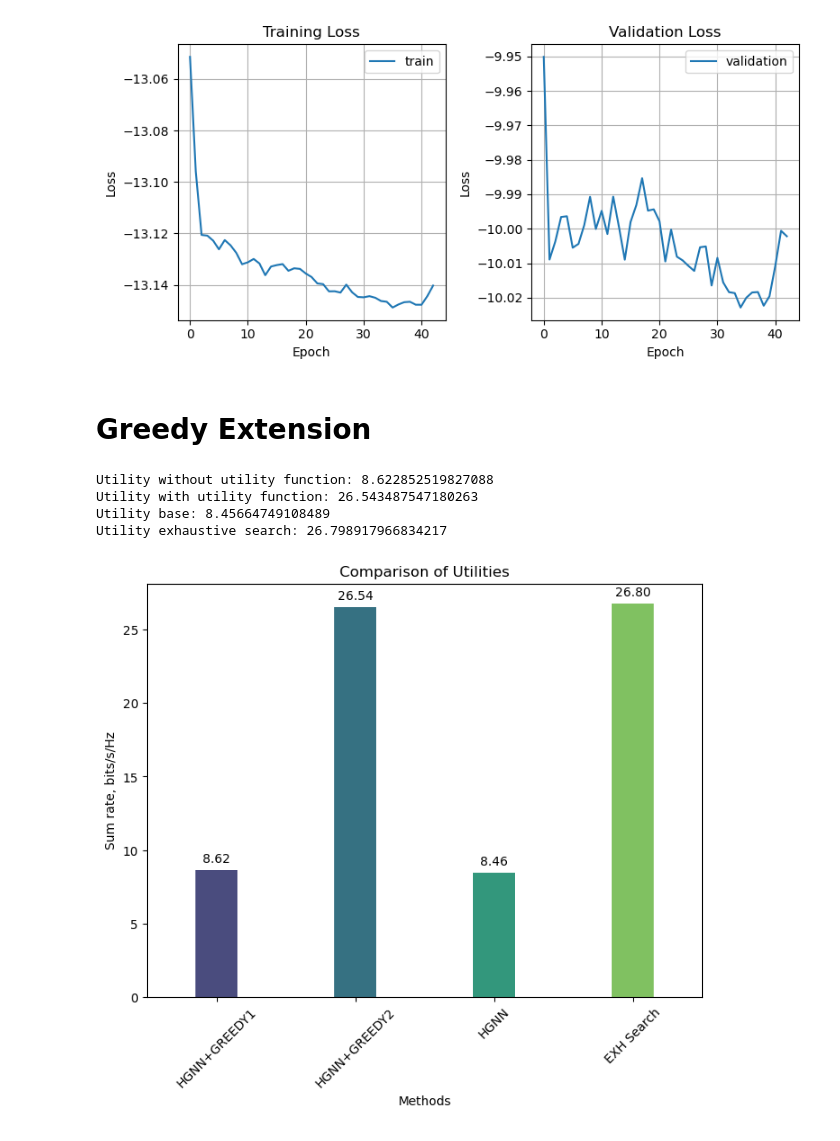
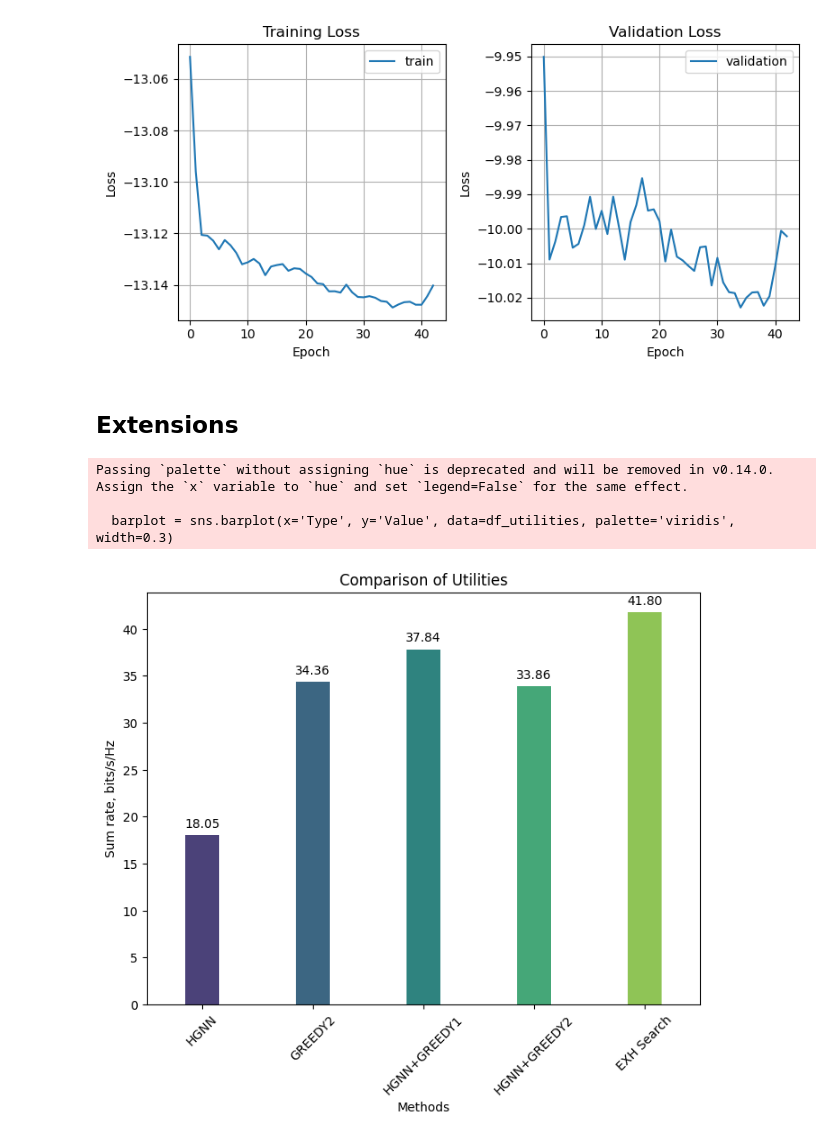
Before and after one commit to RostyslavUA/hyp-sched, a Jupyter notebook: playground.ipynb, the cells around one changed output. Drawn from its saved outputs; the diff is of its cells as text; code cells hidden in the pictures.

```diff
--- a/playground.ipynb
+++ b/playground.ipynb
@@ -271,9 +277,16 @@ def HGNN(X, Dv_inv, De_inv, H, W, theta, batch_norm=False):
     return X3
 # %% [markdown]
 # Training
+# %%
+bn1 = nn.BatchNorm1d(15, momentum=0.05, dtype=torch.float64).to(device)  # dims match those of HGNN
+bn2 = nn.BatchNorm1d(15, momentum=0.05, dtype=torch.float64).to(device)
+bn = [bn1, bn2]
 # %%
 theta_HGNN = get_learnable_parameters(V_H, device)
-optimizer = torch.optim.Adam(theta_HGNN, lr=0.01)
+gammas_list = [list(b.parameters()) for b in bn]
+gammas_learnable = [q for p in gammas_list for q in p]
+learnable_params = [nn.Parameter(theta) for theta in theta_HGNN] + gammas_learnable
+optimizer = torch.optim.Adam(learnable_params, lr=0.01)
 # optimizer = torch.optim.SGD(theta_HGNN, lr=0.01)
 
 loss_fn = CustomLossBatch()
@@ -415,0 +491,18 @@ KeyboardInterrupt:
+# %%
+utility_test_w_utility = []
+for (X, Dv_inv, De_inv, H, W) in test_loader:
+    X, H, W = X.to(device), H.to(device), W.to(device)
+    Dv_inv, De_inv = Dv_inv.to(device), De_inv.to(device)
+    z = HGNN(X, Dv_inv, De_inv, H, W, theta_HGNN, bn)
+    # Linsat
+    z = z * beta
+    RHS_const = H.transpose(2, 1).sum(dim=2) - 1
+    LHS_const = H.transpose(2, 1)
+    z = linsat_layer_modified(z.float(), A=LHS_const.float(), b=RHS_const.float(), tau=tau, max_iter=max_iter, dummy_val=0, no_warning=False, grouped=False).double()
+    z = z / beta
+    # w utility
+    zw = gready_scheduler(z.to('cpu'), X.to('cpu').transpose(2, 1), H.to('cpu').transpose(2, 1), N, True)
+    utility_w = utility_fn(zw, X.to('cpu'), N)
+    utility_test_w_utility.append(utility_w.item())
+utility_test_w_mean = np.sum(utility_test_w_utility)/test_samples
+print(f"Utility with utility function: {utility_test_w_mean}")
@@ -415,0 +511,12 @@ KeyboardInterrupt:
+# %%
+utility_test_greedy = []
+for (X, Dv_inv, De_inv, H, W) in test_loader:
+    X, H, W = X.to(device), H.to(device), W.to(device)
+    Dv_inv, De_inv = Dv_inv.to(device), De_inv.to(device)
+    z = torch.ones([X.shape[0], V_H])
+    # w utility
+    zw = gready_scheduler(z.to('cpu'), X.to('cpu').transpose(2, 1), H.to('cpu').transpose(2, 1), N, True)
+    utility_w = utility_fn(zw, X.to('cpu'), N)
+    utility_test_greedy.append(utility_w.item())
+utility_test_greedy_mean = np.sum(utility_test_greedy)/test_samples
+print(f"Utility greedy only: {utility_test_greedy_mean}")
@@ -450,5 +610,3 @@ plt.tight_layout()
 plt.show()
 # %% [output]
 [figure]
-# %% [markdown]
-# Greedy Extension
@@ -510,13 +613,5 @@ exhaustive_utility_mean = np.sum(exhaustive_utility)/(len(test_loader)*batch_siz
-# %%
-print(f"Utility without utility function: {utility_test_wo_mean}")
-print(f"Utility with utility function: {utility_test_w_mean}")
-print(f"Utility base: {utility_base}")
-print(f"Utility exhaustive search: {exhaustive_utility_mean}")
-# %% [output]
-Utility without utility function: 8.622852519827088
-Utility with utility function: 26.543487547180263
-Utility base: 8.45664749108489
-Utility exhaustive search: 26.798917966834217
+# %% [markdown]
+## Extensions
 # %%
 import seaborn as sns
 
@@ -524,33 +619,37 @@ import matplotlib.pyplot as plt
 import pandas as pd
 
 # Data for plotting
 utilities = {
+    "HGNN": utility_base,
+    'GREEDY2': utility_test_greedy_mean,
     "HGNN+GREEDY1": utility_test_wo_mean,
     "HGNN+GREEDY2": utility_test_w_mean,
-    "HGNN": utility_base,
     "EXH Search": exhaustive_utility_mean
 }
 
 # Create a DataFrame for seaborn
 df_utilities = pd.DataFrame(list(utilities.items()), columns=['Type', 'Value'])
 
 # Plotting with smaller size and numbers on top
 plt.figure(figsize=(8, 6))
 barplot = sns.barplot(x='Type', y='Value', data=df_utilities, palette='viridis', width=0.3)
 plt.title('Comparison of Utilities')
 plt.xlabel('Methods')
 plt.ylabel('Sum rate, bits/s/Hz')
 plt.xticks(rotation=45)
 plt.grid(False)
 
 # Adding the values on top of the bars
 for p in barplot.patches:
     barplot.annotate(format(p.get_height(), '.2f'),
                      (p.get_x() + p.get_width() / 2., p.get_height()),
                      ha = 'center', va = 'center',
                      xytext = (0, 9),
                      textcoords = 'offset points')
-
+# plt.savefig('tput_bar.jpg')
 plt.show()
 # %% [output]
+Passing `palette` without assigning `hue` is deprecated and will be removed in v0.14.0. Assign the `x` variable to `hue` and set `legend=False` for the same effect.
+
+  barplot = sns.barplot(x='Type', y='Value', data=df_utilities, palette='viridis', width=0.3)
-[figure, old version]
+[figure, new version]
```
Also changed, not shown: parts of 28 cells of this notebook.
